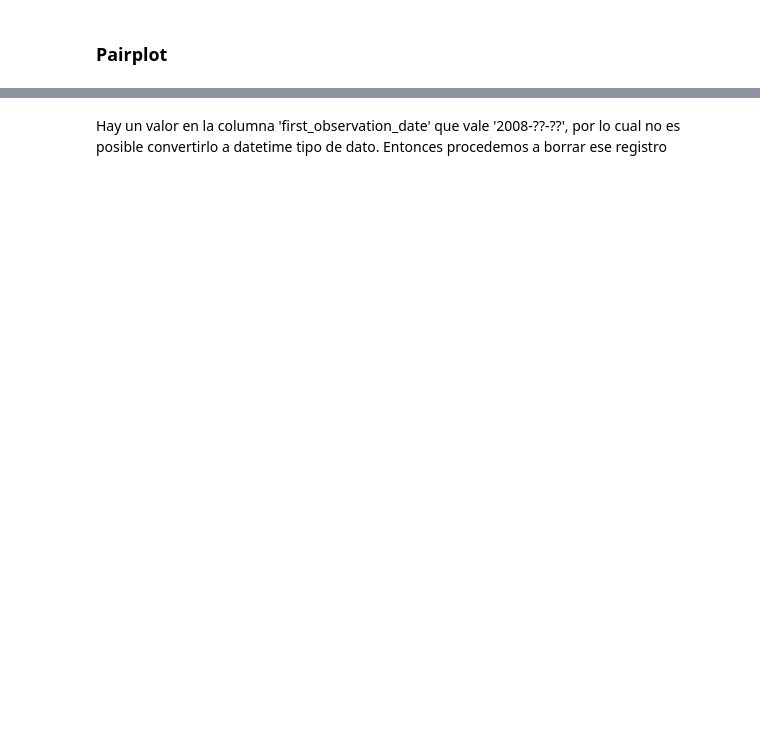
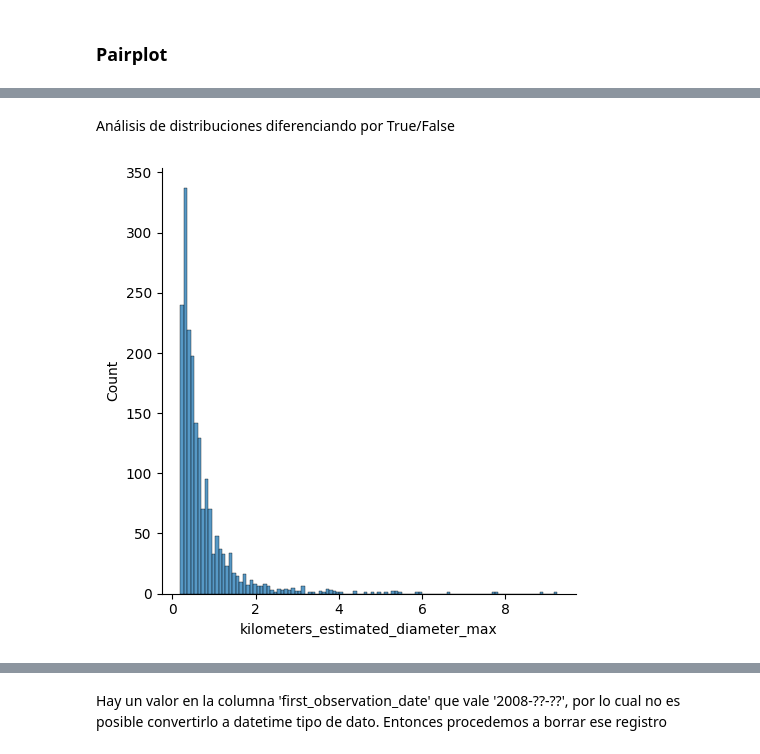
Before and after one commit to lusilve44/Final-Project-4Geeks, a Jupyter notebook: src/explore.ipynb, the cells around one changed output, grey strips where cells are left out. Saved outputs shown, nothing was run; the diff lists cells and outputs as text; code cells hidden in the pictures; blank space fills up the shorter version.

```diff
--- a/src/explore.ipynb
+++ b/src/explore.ipynb
@@ -416,0 +511,7 @@ memory usage: 1.6 MB
+# %% [markdown]
+Análisis de distribuciones diferenciando por True/False
+# %%
+sns.displot(data = df_united[df_united['is_potentially_hazardous_asteroid'] == True]['kilometers_estimated_diameter_max'])
+plt.show()
+# %% [output]
+[figure, added]
```
Also changed, not shown: parts of 90 cells of this notebook, 8 other files.
